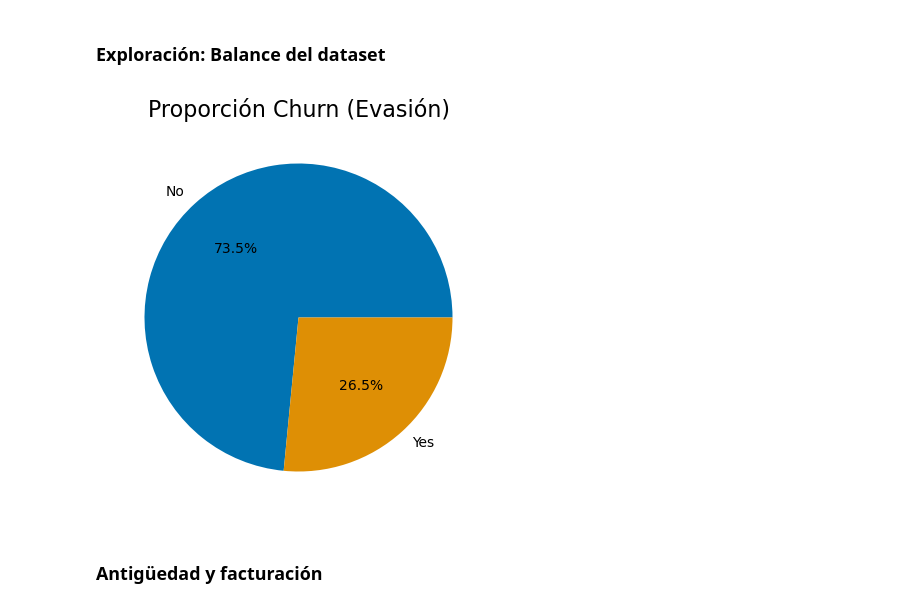
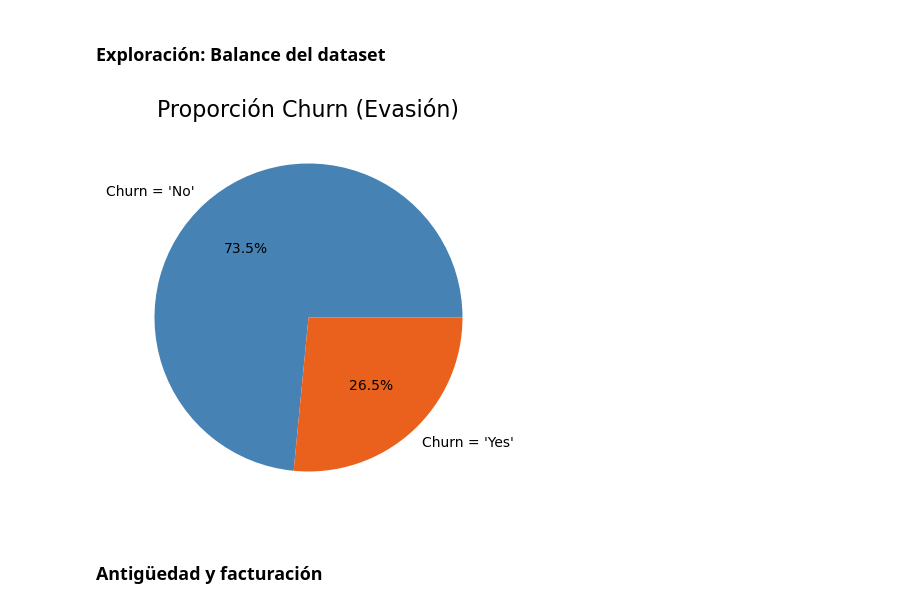
Before and after one commit to ignaciomajo/proyecto_TelecomX, a Jupyter notebook: proyecto_telecomx.ipynb, the cells around one changed output. Saved outputs shown, nothing was run; the diff lists cells and outputs as text; code cells hidden in the pictures.

```diff
--- a/proyecto_telecomx.ipynb
+++ b/proyecto_telecomx.ipynb
@@ -467,21 +467,26 @@ Para comprender mejor los **factores que influyen en el abandono de clientes** e
 10. ¿Existe relación entre la situación familiar del cliente *(pareja, personas a cargo)* y la posibilidad de abandono?
 # %% [markdown]
 ### Exploración: Balance del dataset
+# %%
+# Colores de la paleta 'colorblind'
+colors = sns.color_palette('colorblind')
+cat_colors = ['#176d9c','#c38820','#158b6a']
+churn_colors = ['#4682b4', '#e9611d']
 # %%
 churns = df_churn.groupby('Churn')['Churn'].value_counts()
 churns = pd.DataFrame(churns)
 fig, ax = plt.subplots(figsize=(6,5))
 ax = plt.pie(data=churns,
              x=churns['count'],
-             labels=churns.index,
+             labels=["Churn = 'No'", "Churn = 'Yes'"],
              autopct='%1.1f%%',
-             colors=sns.color_palette('colorblind'))
+             colors=churn_colors)
 
 plt.title('Proporción Churn (Evasión)', fontsize=16)
 
 plt.show()
 # %% [output]
-[figure, old version]
+[figure, new version]
 # %% [markdown]
 ### **Antigüedad y facturación**
 # %% [markdown]
```
Also changed, not shown: parts of 89 cells of this notebook, 24 other files.
